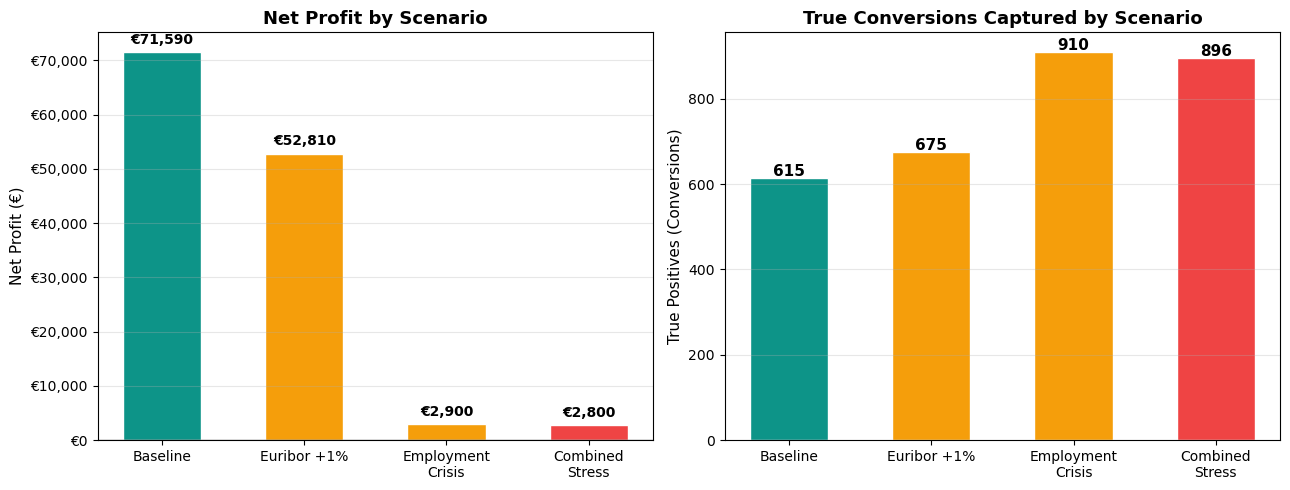
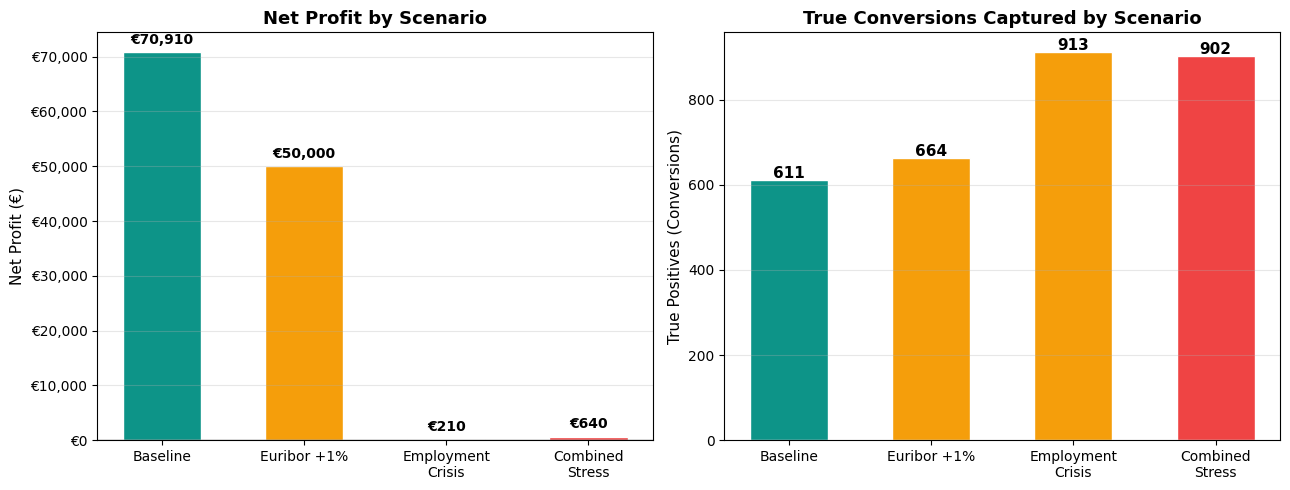
The change to this notebook cell's code, shown as a diff; its figure went from the first image to the second:
--- before
+++ after
@@ -45,5 +45,5 @@
 
 plt.tight_layout()
-plt.savefig('scenario_test.png', dpi=150, bbox_inches='tight')
+# plt.savefig('scenario_test.png', dpi=150, bbox_inches='tight')
 plt.show()
 print("Scenario test chart saved.")

Commit: Update notebook with GitHub data loading and fix seaborn import